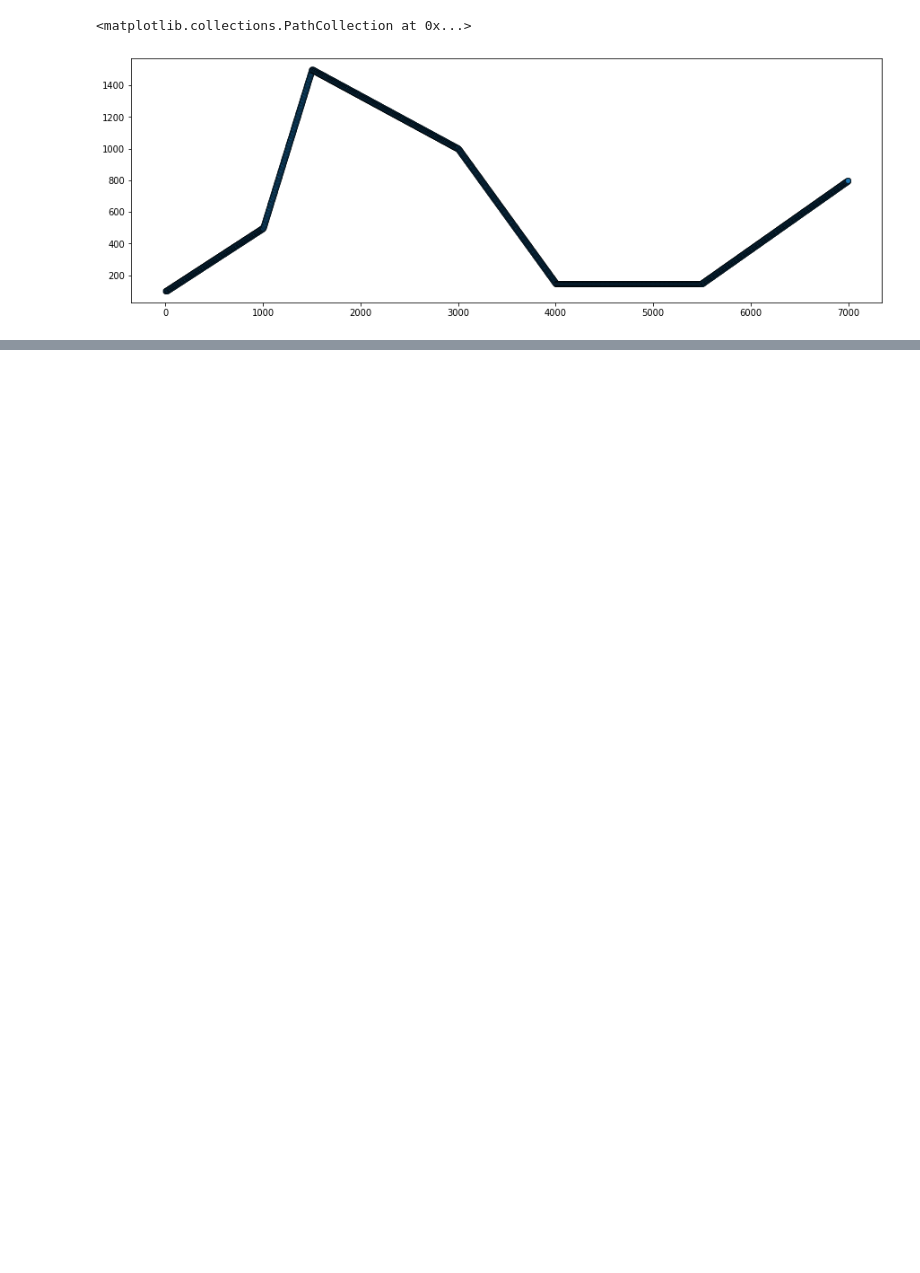
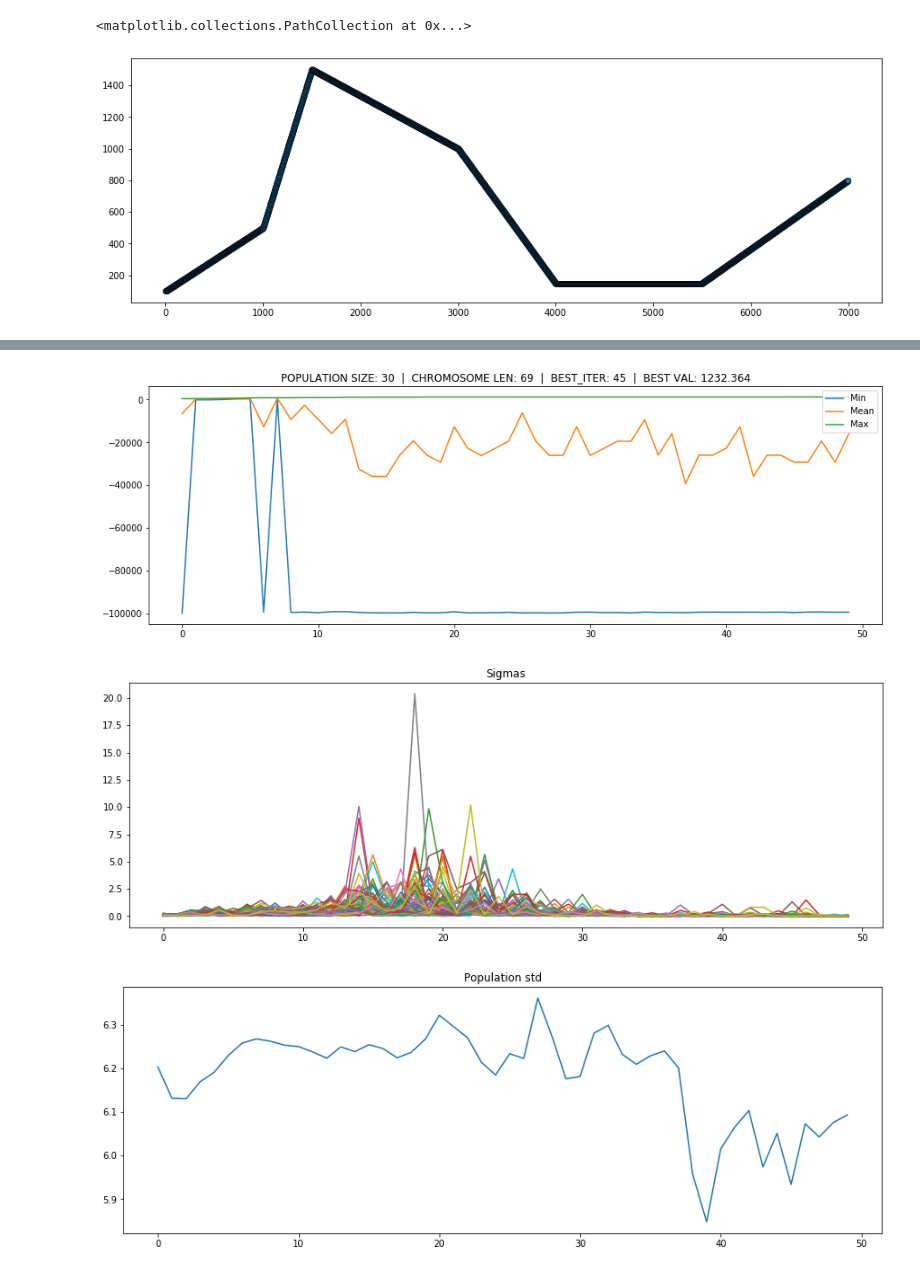
Before and after one commit to TheFebrin/UNIVERSITY, a Jupyter notebook: AI 4 Games/Assignment 2/mars_lander.ipynb, the cells around one changed output, grey strips where cells are left out. Drawn from its saved outputs; the diff is of its cells as text; code cells hidden in the pictures; blank space fills up the shorter version.

```diff
--- a/AI 4 Games/Assignment 2/mars_lander.ipynb
+++ b/AI 4 Games/Assignment 2/mars_lander.ipynb
@@ -258,0 +393,25 @@ plt.scatter(point_surface.keys(), point_surface.values(), alpha=0.3, edgecolors=
+# %%
+%%time
+
+start_time = time.time()
+
+timeout = 1.0
+n_iters = 0
+while time.time() - start_time <= timeout:
+    N = 100
+    tmp = np.vstack((
+        np.random.randint(-15, 16, N),
+        np.random.randint(-1, 2, N)
+    )).T
+
+    score, cords = simmulate(
+        genotype=tmp,
+        x=x_start, y=y_start,
+        h_speed=h_speed_start, v_speed=v_speed_start,
+        fuel=fuel_start, angle=angle_start, power=power_start,
+        point_surface=point_surface,
+        l=l_start, r=r_start, h=h_start
+    )
+    n_iters += 1
+
+print(f'Number of iters in {timeout} sec: {n_iters}')
@@ -258,0 +423,12 @@ plt.scatter(point_surface.keys(), point_surface.values(), alpha=0.3, edgecolors=
+# %%
+%%time
+model = ES(
+    eval_f=lambda x: objective_function(
+        population=x, point_surface=point_surface,
+        l_start=l_start, r_start=r_start, h_start=h_start,
+        x_start=x_start, y_start=y_start,
+        h_speed_start=h_speed_start, v_speed_start=v_speed_start,
+        fuel_start=fuel_start, angle_start=angle_start, power_start=power_start,
+    ),
+    population_size=30, chromosome_len=69, K=2, n_mutations=5
+)
@@ -258,0 +437,9 @@ plt.scatter(point_surface.keys(), point_surface.values(), alpha=0.3, edgecolors=
+# %%
+model.run(iters=50)
+model.plot_cost()
+model.plot_sigmas()
+model.plot_std()
+# %% [output]
+[figure, added]
+[figure, added]
+[figure, added]
```
Also changed, not shown: parts of 34 cells of this notebook.
